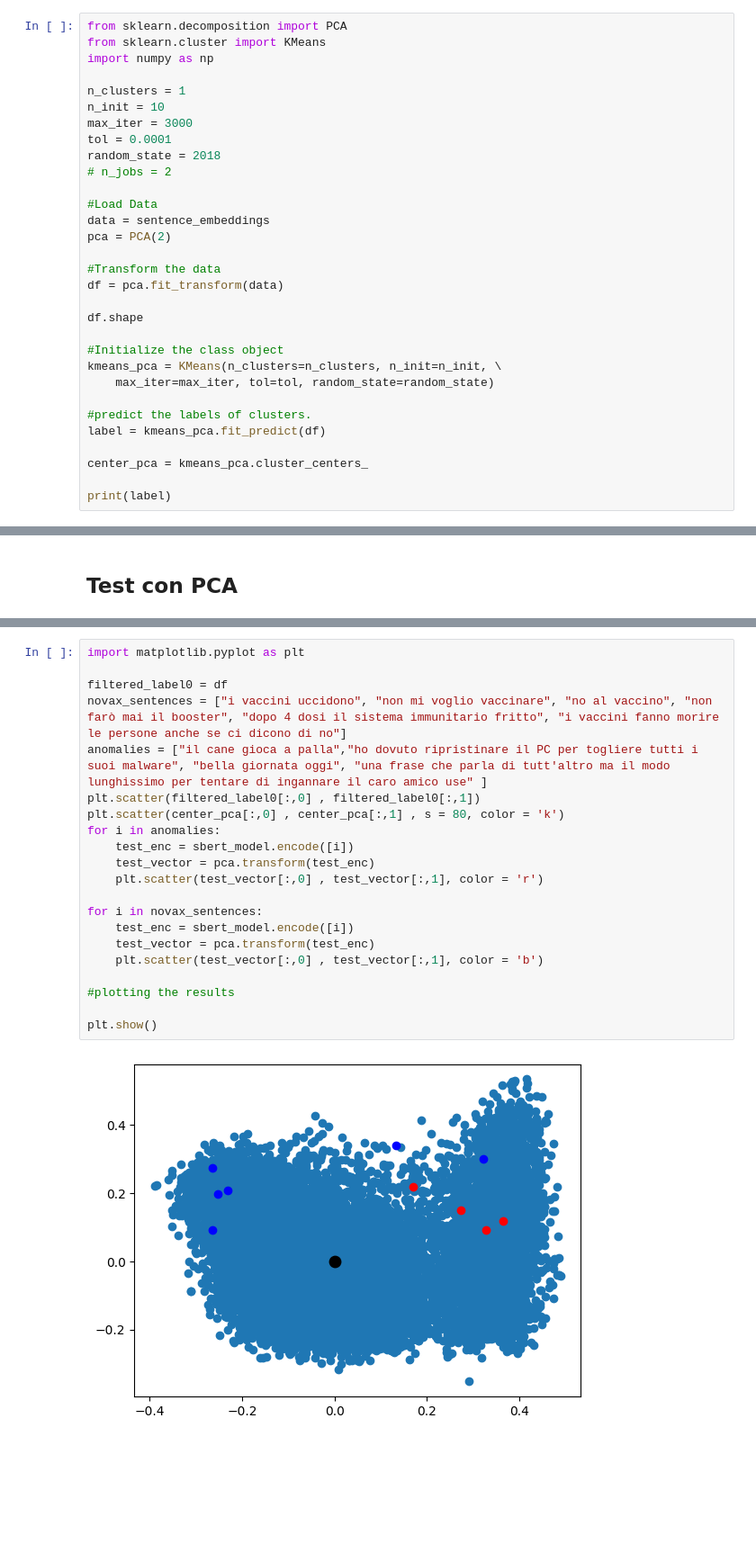
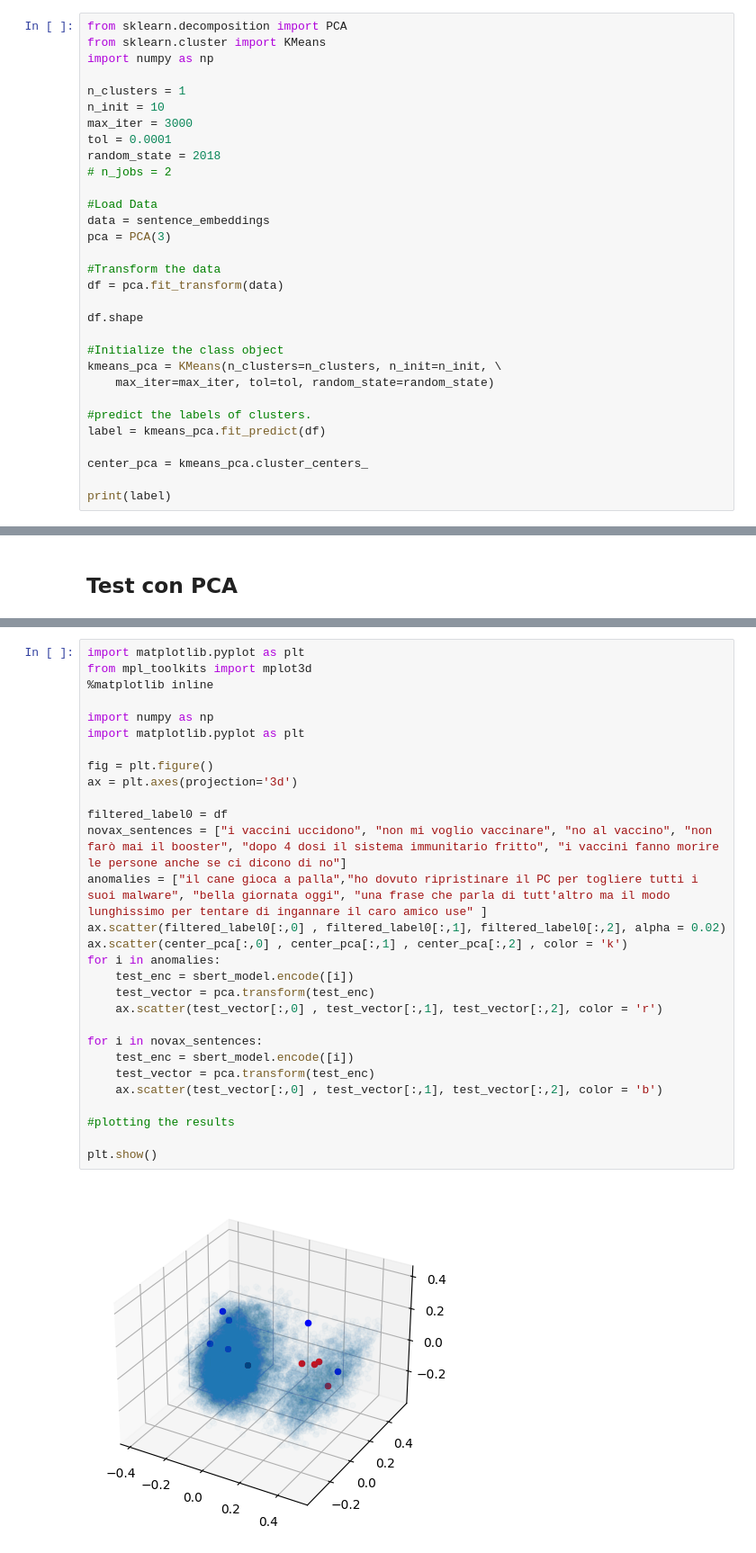
Before and after one commit to bovaristEliza/AE-GuANto, a Jupyter notebook: sbert.ipynb, the cells around one changed output, grey strips where cells are left out. Shown at 90% size. Cells and saved outputs as stored; diff of their text form; blank space fills up the shorter version.

```diff
--- a/sbert.ipynb
+++ b/sbert.ipynb
@@ -261,7 +267,7 @@ random_state = 2018
 
 #Load Data
 data = sentence_embeddings
-pca = PCA(2)
+pca = PCA(3)
 
 #Transform the data
 df = pca.fit_transform(data)
@@ -383,23 +403,31 @@ Cosine: 0.05407905578613281
 # %%
 import matplotlib.pyplot as plt
+from mpl_toolkits import mplot3d
+%matplotlib inline
+
+import numpy as np
+import matplotlib.pyplot as plt
+
+fig = plt.figure()
+ax = plt.axes(projection='3d')
 
 filtered_label0 = df
 novax_sentences = ["i vaccini uccidono", "non mi voglio vaccinare", "no al vaccino", "non farò mai il booster", "dopo 4 dosi il sistema immunitario fritto", "i vaccini fanno morire le persone anche se ci dicono di no"]
 anomalies = ["il cane gioca a palla","ho dovuto ripristinare il PC per togliere tutti i suoi malware", "bella giornata oggi", "una frase che parla di tutt'altro ma il modo lunghissimo per tentare di ingannare il caro amico use" ]
-plt.scatter(filtered_label0[:,0] , filtered_label0[:,1])
-plt.scatter(center_pca[:,0] , center_pca[:,1] , s = 80, color = 'k')
+ax.scatter(filtered_label0[:,0] , filtered_label0[:,1], filtered_label0[:,2], alpha = 0.02)
+ax.scatter(center_pca[:,0] , center_pca[:,1] , center_pca[:,2] , color = 'k')
 for i in anomalies:
     test_enc = sbert_model.encode([i])
     test_vector = pca.transform(test_enc)
-    plt.scatter(test_vector[:,0] , test_vector[:,1], color = 'r')
+    ax.scatter(test_vector[:,0] , test_vector[:,1], test_vector[:,2], color = 'r')
 
 for i in novax_sentences:
     test_enc = sbert_model.encode([i])
     test_vector = pca.transform(test_enc)
-    plt.scatter(test_vector[:,0] , test_vector[:,1], color = 'b')
+    ax.scatter(test_vector[:,0] , test_vector[:,1], test_vector[:,2], color = 'b')
 
 #plotting the results
 
 plt.show()
 # %% [output]
-[figure, old version]
+[figure, new version]
```
Also changed, not shown: parts of 7 cells of this notebook.
